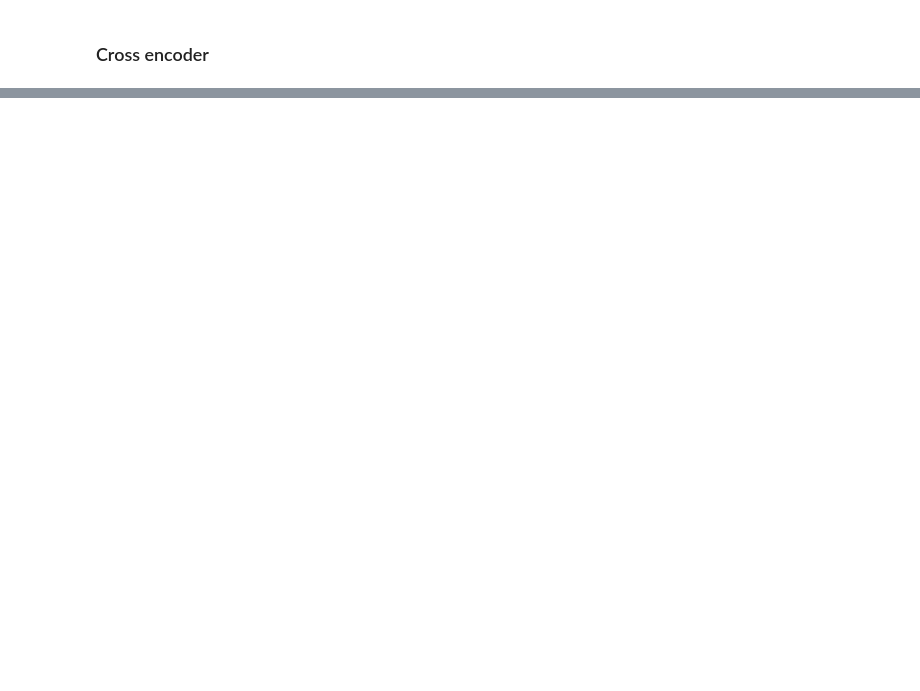
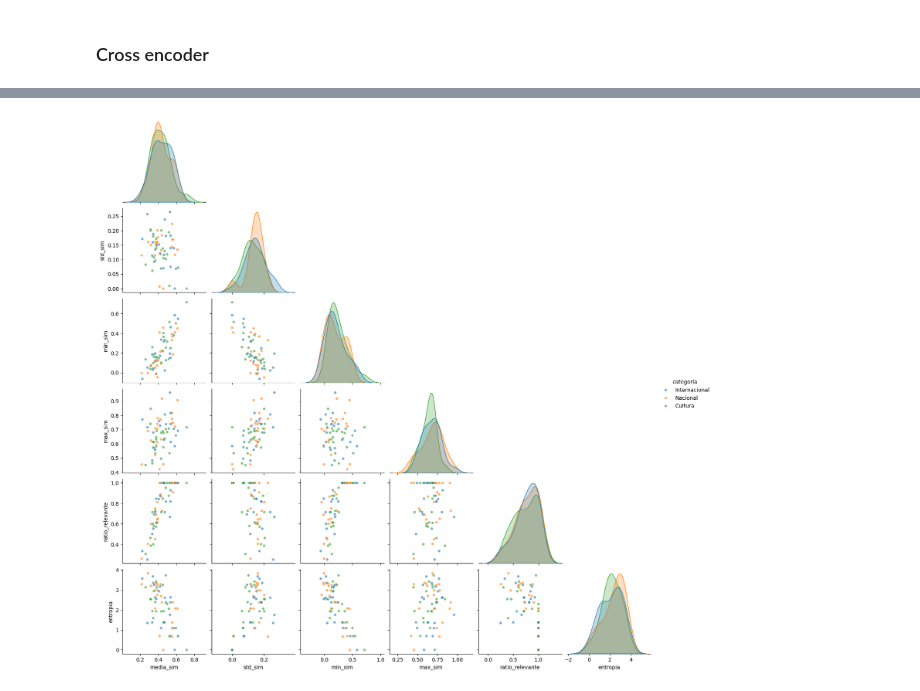
Before and after one commit to hepejaAED/ProyectoNLP, a Jupyter notebook: topic_modeling.ipynb, the cells around one changed output, grey strips where cells are left out. Cells and saved outputs as stored; diff of their text form; code cells hidden in the pictures; blank space fills up the shorter version.

```diff
--- a/topic_modeling.ipynb
+++ b/topic_modeling.ipynb
@@ -286,0 +438,32 @@ plt.show()
+# %%
+import seaborn as sns
+import matplotlib.pyplot as plt
+
+# =========================
+# Selección de variables
+# =========================
+
+cols = [
+    "media_sim",
+    "std_sim",
+    "min_sim",
+    "max_sim",
+    "ratio_relevante",
+    "entropia"
+]
+
+# =========================
+# Pairplot
+# =========================
+
+sns.pairplot(
+    df[cols + ["categoría"]],
+    hue="categoría",
+    diag_kind="kde",
+    corner=True,
+    plot_kws={"alpha": 0.6, "s": 25}
+)
+
+plt.show()
+# %% [output]
+[figure, added]
```
Also changed, not shown: parts of 17 cells of this notebook.
